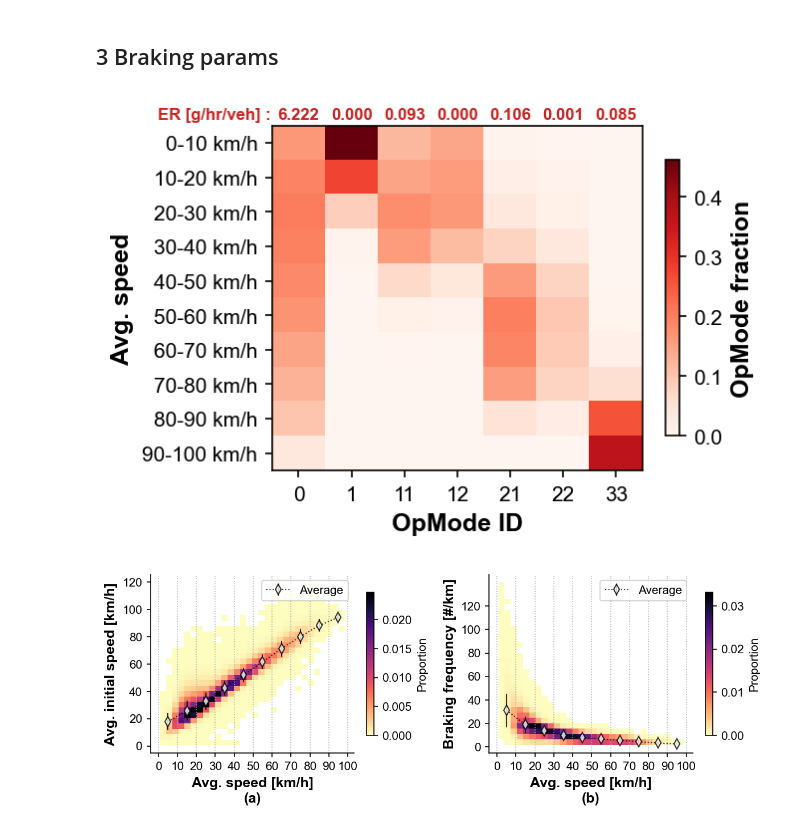
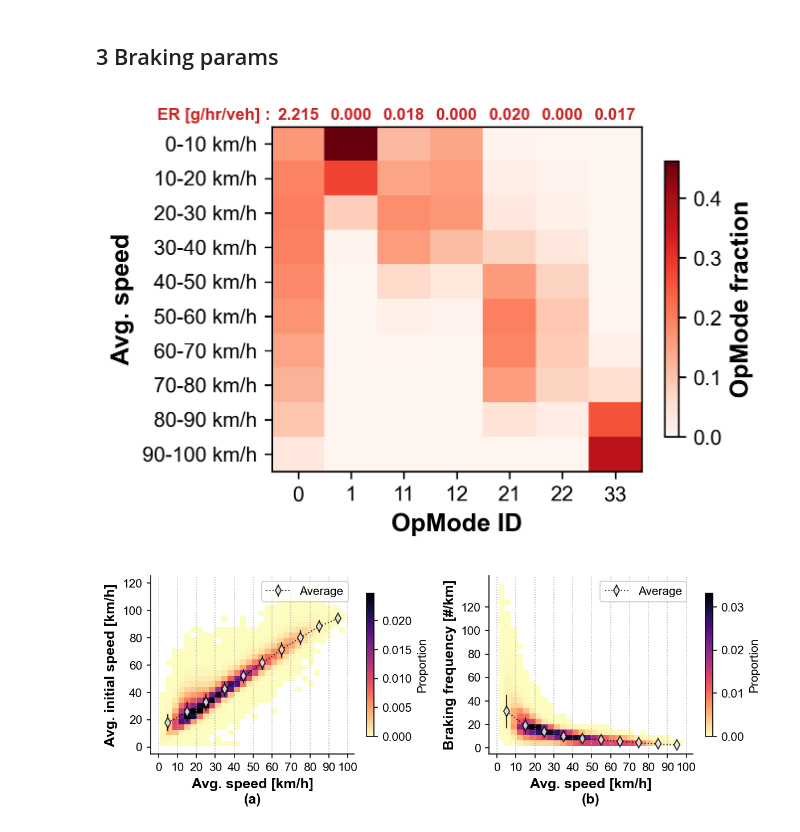
Before and after one commit to QiuziChen/brake-wear-emission-modeling, a Jupyter notebook: Doc_9_Trip_Level_Emission_Analysis.ipynb, the cells around one changed output. Saved outputs shown, nothing was run; the diff lists cells and outputs as text; code cells hidden in the pictures.

```diff
--- a/Doc_9_Trip_Level_Emission_Analysis.ipynb
+++ b/Doc_9_Trip_Level_Emission_Analysis.ipynb
@@ -161,38 +163,38 @@ agg_OpMode_speed['OpModeFrac'] = agg_OpMode_speed['OpModeCount'].apply(lambda x:
 # %%
 fig, ax = plt.subplots(1,1, figsize=(4,3))
 
 cmap = 'Reds'
 
 data = np.array(agg_OpMode_speed['OpModeFrac'].to_list())
 # OpModes = [0,1,11,12,13,14,15,16,21,22,23,24,25,27,28,29,30,33,35,37,38,39,40]
 OpModes = [0,1,11,12,21,22,33]
 ax.pcolor(data[:, [0,1,2,3,8,9,17]], cmap=cmap)
 ax.invert_yaxis()
 ax.set_xticks(np.arange(len(OpModes))+0.5)
 ax.set_xticklabels(OpModes)
 ax.set_yticks(np.arange(len(agg_OpMode_speed.index))+0.5)
 ax.set_yticklabels(['%d-%d km/h' % (vmin, vmax) for vmin, vmax in zip(bins[:-1], bins[1:])])
 ax.set_xlabel("OpMode ID", fontdict=LABEL_FONT)
 ax.set_ylabel("Avg. speed", fontdict=LABEL_FONT)
 
 cbar = fig.colorbar(plt.cm.ScalarMappable(
                         norm=Normalize(data.min(), data.max()),
                         cmap=cmap),
                     ax=ax, location='right', shrink=0.8)
 cbar.set_label(label='OpMode fraction', fontdict=LABEL_FONT)
 
 ax.text(0-1.1, -0.1, 'ER [g/hr/veh] :', size=8, color=RED, va='bottom', ha='center', weight='bold')
-ax.text(0+0.5, -0.1, '6.222', size=8, color=RED, va='bottom', ha='center', weight='bold')
+ax.text(0+0.5, -0.1, '2.215', size=8, color=RED, va='bottom', ha='center', weight='bold')
 ax.text(1+0.5, -0.1, '0.000', size=8, color=RED, va='bottom', ha='center', weight='bold')
-ax.text(2+0.5, -0.1, '0.093', size=8, color=RED, va='bottom', ha='center', weight='bold')
+ax.text(2+0.5, -0.1, '0.018', size=8, color=RED, va='bottom', ha='center', weight='bold')
 ax.text(3+0.5, -0.1, '0.000', size=8, color=RED, va='bottom', ha='center', weight='bold')
-ax.text(4+0.5, -0.1, '0.106', size=8, color=RED, va='bottom', ha='center', weight='bold')
-ax.text(5+0.5, -0.1, '0.001', size=8, color=RED, va='bottom', ha='center', weight='bold')
-ax.text(6+0.5, -0.1, '0.085', size=8, color=RED, va='bottom', ha='center', weight='bold')
+ax.text(4+0.5, -0.1, '0.020', size=8, color=RED, va='bottom', ha='center', weight='bold')
+ax.text(5+0.5, -0.1, '0.000', size=8, color=RED, va='bottom', ha='center', weight='bold')
+ax.text(6+0.5, -0.1, '0.017', size=8, color=RED, va='bottom', ha='center', weight='bold')
 
 plt.show()
 # %% [output]
-[figure, old version]
+[figure, new version]
 # %%
 fig, ax = plt.subplots(1,2,figsize=(8,3))
 ax = ax.flatten()
```
Also changed, not shown: parts of 2 cells of this notebook, 3 other files.
